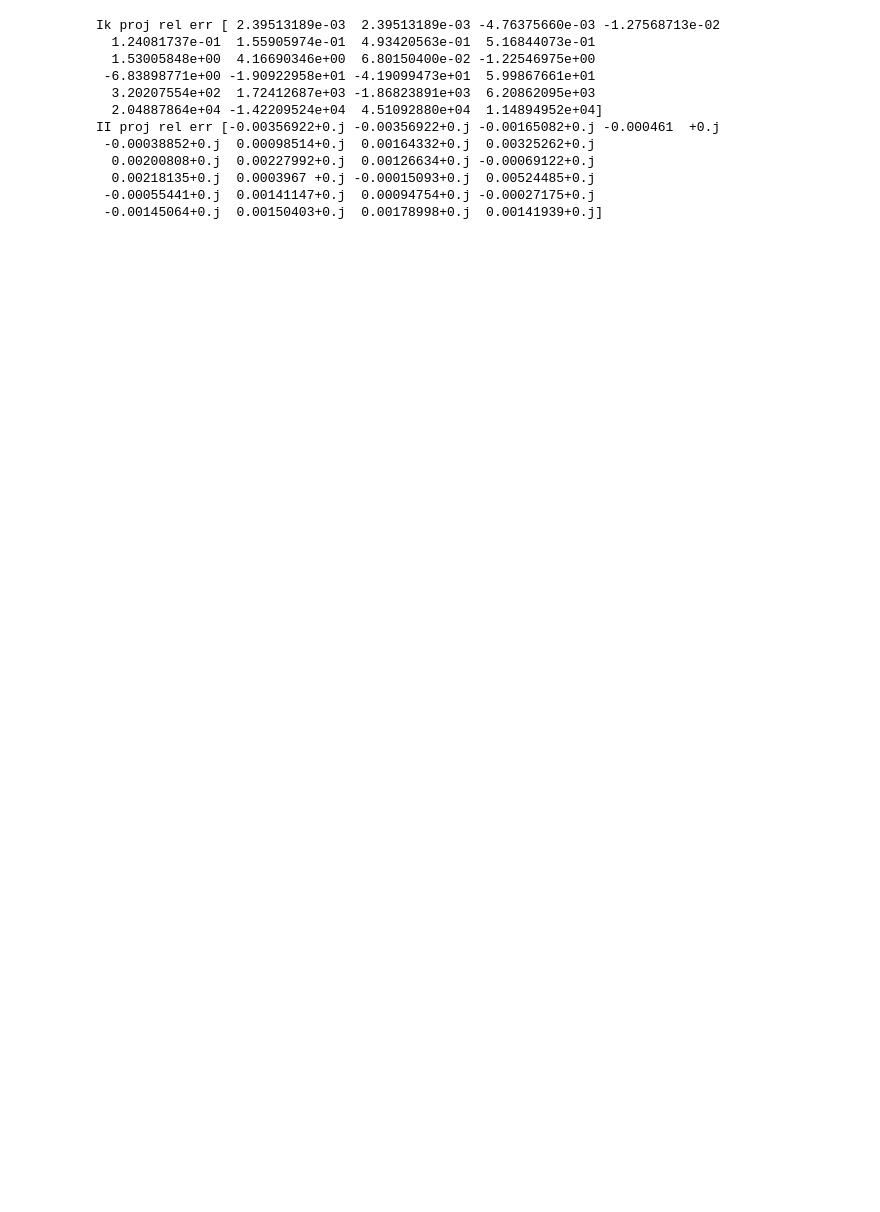
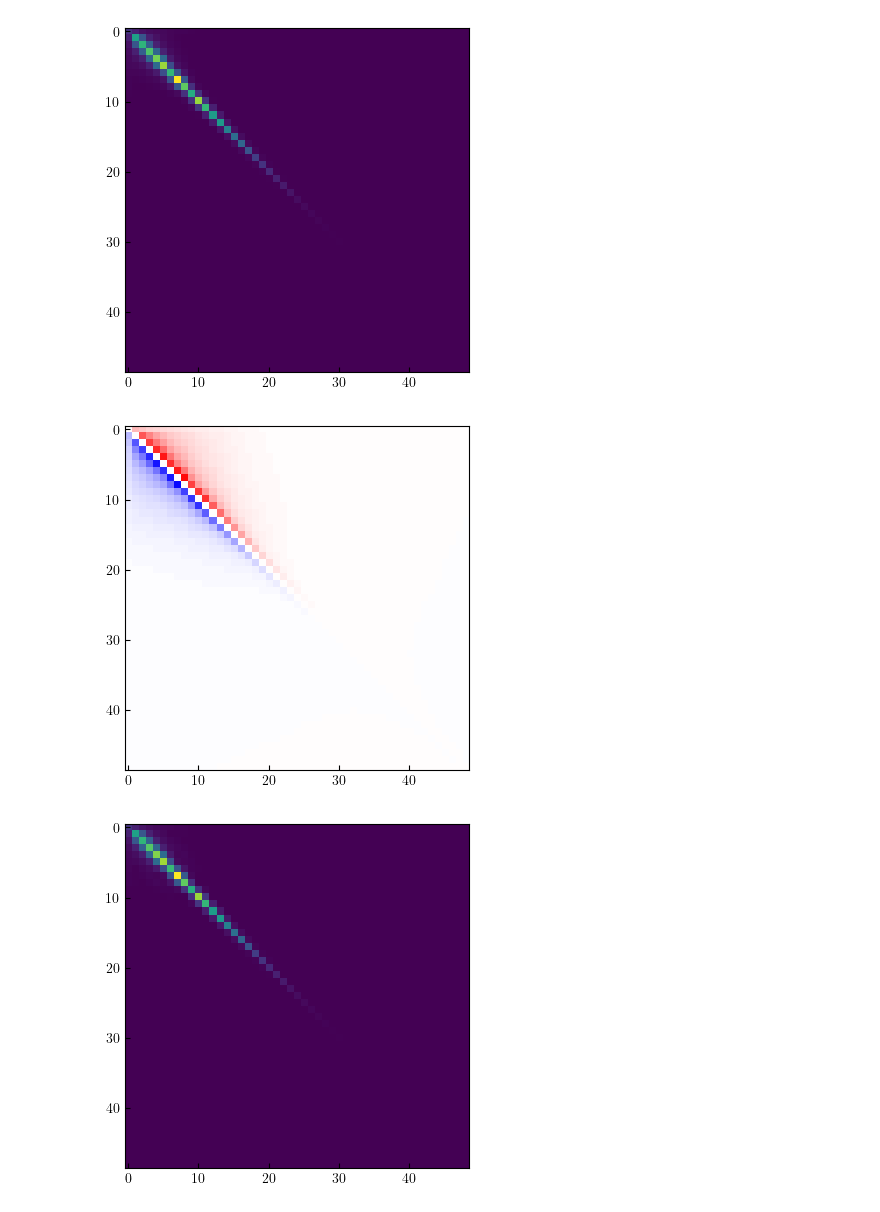
Before and after one commit to DelonShen/LIMxCMBL, a Jupyter notebook: 015.003.2025-05-09.toy-model-viz.ipynb, the cells around one changed output. Saved outputs shown, nothing was run; the diff lists cells and outputs as text; code cells hidden in the pictures; blank space fills up the shorter version.

```diff
--- a/015.003.2025-05-09.toy-model-viz.ipynb
+++ b/015.003.2025-05-09.toy-model-viz.ipynb
@@ -226,0 +36,7 @@ with open(oup_mc_fname, 'rb') as f:
+# %%
+pkl_files_only_Ik = []
+for file in os.listdir('/sdf/scratch/kipac/delon/toy_model_LIMxCMBL/OLD'):
+    if file.endswith('.pkl'):
+        pkl_files_only_Ik.append(file)
+
+pkl_files_only_Ik = sorted(pkl_files_only_Ik)
@@ -226,0 +78,19 @@ with open(oup_mc_fname, 'rb') as f:
+# %%
+#my old MC's were doing the I_kappa right but not I conj(I)...
+
+for pkl_file in tqdm(pkl_files_only_Ik):
+    _n_runs = int(pkl_file.split('_')[-1].split('.')[0])
+    oup_mc_fname = '/sdf/scratch/kipac/delon/toy_model_LIMxCMBL/OLD/monte_carlo_toy_model_nrun_%d.pkl'%(_n_runs)
+    with open(oup_mc_fname, 'rb') as f:
+        _measured_spectra = pickle.load(f)
+
+    for _type in measured_spectra:
+        if('estimated' in _type):
+            continue
+        measured_spectra[_type] += _measured_spectra[_type]
+    n_runs += _n_runs
+    print('tot nrun', n_runs)
+
+for _type in ['kk', 'LC_Ik', 'nLC_Ik']:
+    measured_spectra['estimated_'+_type] = measured_spectra[_type]/n_runs
+    measured_spectra['estimated_'+_type+'_MSE'] = measured_spectra[_type+'_MSE']/n_runs/(n_runs - 1)
@@ -226,0 +117,6 @@ with open(oup_mc_fname, 'rb') as f:
+# %%
+for _type in ['LC', 'nLC']:
+    _estimated_II = measured_spectra['estimated_'+_type+'_II']
+    _estimated_Ik = measured_spectra['estimated_'+_type+'_Ik']
+    _estimated_cov = estimated_kk * _estimated_II + _estimated_Ik.reshape(-1, 1) * jnp.conj(_estimated_Ik.reshape(1, -1))
+    measured_spectra['estimated_'+_type+'_cov'] = _estimated_cov
@@ -226,0 +156,3 @@ with open(oup_mc_fname, 'rb') as f:
+# %%
+theory_covs = {'LC': expected_binned_cov, 'nLC': expected_binned_cov_noLC}
+theory_Ik = {'LC': binned_Ik_kappa, 'nLC': binned_Ik_kappa_noLC}
@@ -277,22 +201,14 @@ for kill_idx in trange(n_k_bins):
-# %%
-#estimates of projection
-estimated_Ik_proj = measured_spectra['proj'][:,0]/n_runs
-print('Ik proj rel err', jnp.real((estimated_Ik_proj - expected_projected[:, 0])/expected_projected[:,0]))
-
-estimated_II_proj = measured_spectra['proj'][:,1]/n_runs
-print('II proj rel err', jnp.real(estimated_II_proj - expected_projected[:, 1])/expected_projected[:, 1])
-
-estimated_var_proj = estimated_II_proj*expected_kappa2 + estimated_Ik_proj*jnp.conj(estimated_Ik_proj)
-# %% [output]
-Ik proj rel err [ 2.39513189e-03  2.39513189e-03 -4.76375660e-03 -1.27568713e-02
-  1.24081737e-01  1.55905974e-01  4.93420563e-01  5.16844073e-01
-  1.53005848e+00  4.16690346e+00  6.80150400e-02 -1.22546975e+00
- -6.83898771e+00 -1.90922958e+01 -4.19099473e+01  5.99867661e+01
-  3.20207554e+02  1.72412687e+03 -1.86823891e+03  6.20862095e+03
-  2.04887864e+04 -1.42209524e+04  4.51092880e+04  1.14894952e+04]
-II proj rel err [-0.00356922+0.j -0.00356922+0.j -0.00165082+0.j -0.000461  +0.j
- -0.00038852+0.j  0.00098514+0.j  0.00164332+0.j  0.00325262+0.j
-  0.00200808+0.j  0.00227992+0.j  0.00126634+0.j -0.00069122+0.j
-  0.00218135+0.j  0.0003967 +0.j -0.00015093+0.j  0.00524485+0.j
- -0.00055441+0.j  0.00141147+0.j  0.00094754+0.j -0.00027175+0.j
- -0.00145064+0.j  0.00150403+0.j  0.00178998+0.j  0.00141939+0.j]
+# %%
+vb = np.max(np.abs(theory_covs['LC']))
+plt.imshow(jnp.real(theory_covs['LC']), vmin = 0, vmax=vb, cmap='viridis')
+plt.show()
+plt.imshow(jnp.imag(theory_covs['LC']), vmin = -vb, vmax=vb, cmap='seismic')
+plt.show()
+plt.imshow(jnp.real(measured_spectra['estimated_LC_cov']), vmin = 0, vmax=vb, cmap='viridis')
+plt.show()
+plt.imshow(jnp.imag(measured_spectra['estimated_LC_cov']), vmin = -vb, vmax=vb, cmap='seismic')
+plt.show()
+# %% [output]
+[figure, added]
+[figure, added]
+[figure, added]
```
Also changed, not shown: parts of 30 cells of this notebook, 9 other files.
